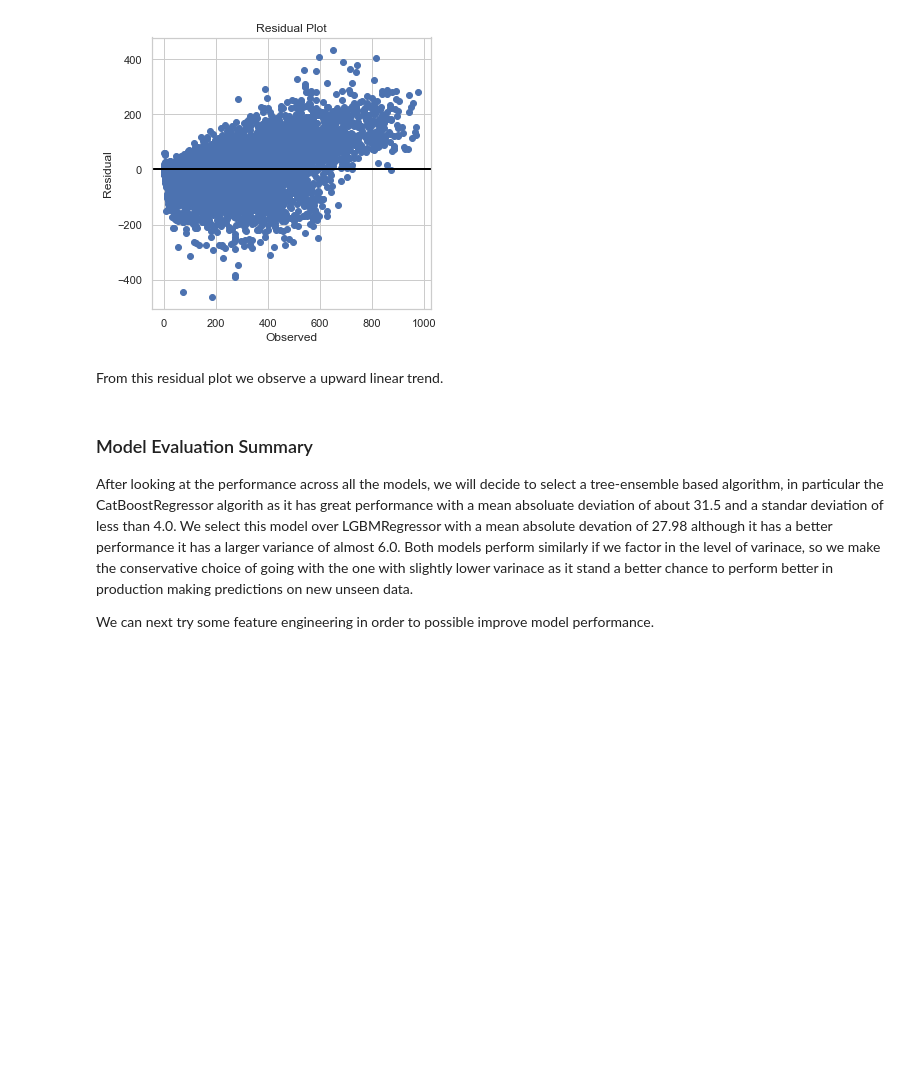
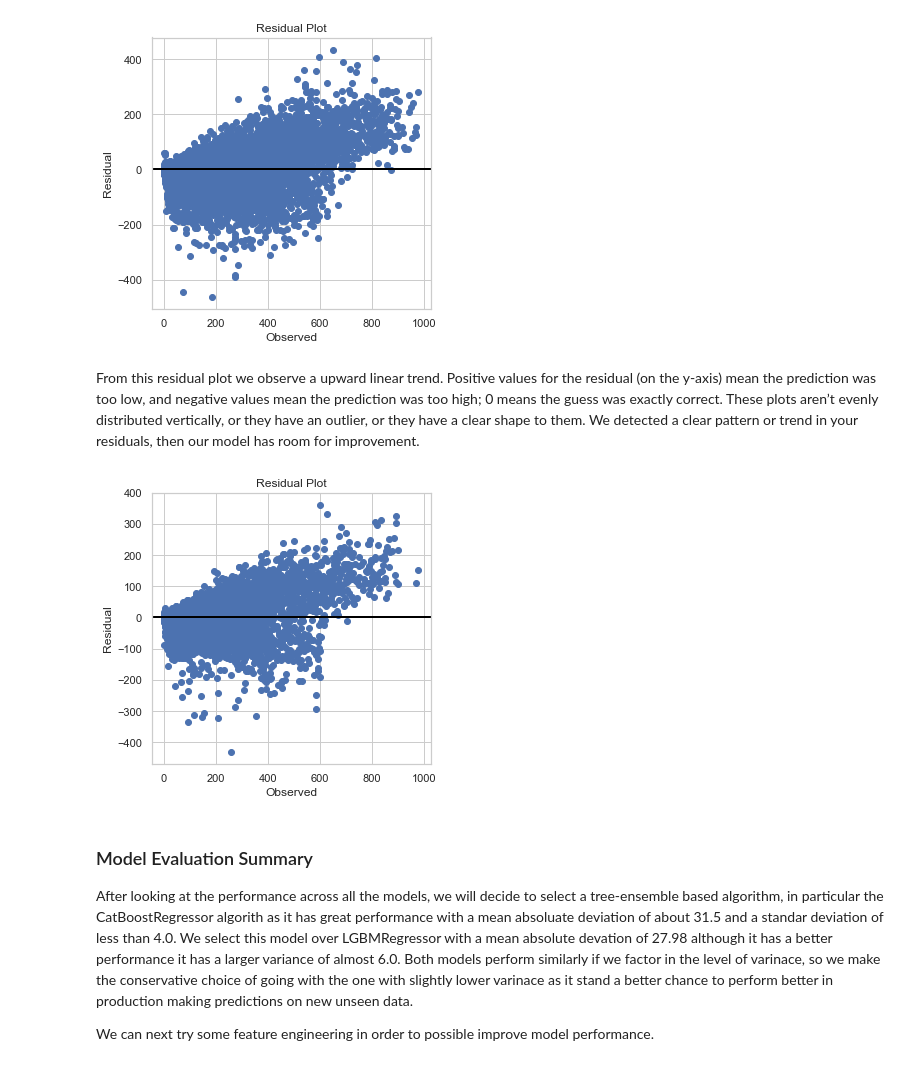
Before and after one commit to chrisjcc/DataInsight, a Jupyter notebook: examples/bike_sharing_data_challenge_model.ipynb, the cells around one changed output. Cells and saved outputs as stored; diff of their text form; code cells hidden in the pictures; blank space fills up the shorter version.

```diff
--- a/examples/bike_sharing_data_challenge_model.ipynb
+++ b/examples/bike_sharing_data_challenge_model.ipynb
@@ -447,7 +461,9 @@ models = [
     CatBoostRegressor(loss_function='MAE', #'RMSE',
                       max_depth=3, #None
                       cat_features=cat_attr_list,
-                      random_state=42
+                      random_state=42,
+                      #one_hot_max_size=10,
+                      verbose=False
                      ),
     lgbm.sklearn.LGBMRegressor(boosting_type='gbdt',
                                objective='regression',
@@ -455,7 +471,8 @@ models = [
                                max_depth=-1,
                                categorical_feature=cat_attr_list,
                                nthread=-1,
-                               random_state=42
+                               random_state=42,
+                               silent=False
                               ),
     GradientBoostingRegressor(max_depth=3,
                               min_samples_leaf=10,
@@ -471,7 +488,7 @@ models = [
                           random_state=42,
                           n_jobs=-1,
                          ),
-
+    # Requires OHE the input data before training
     #XGBClassifier(max_depth=3, #None
     #              objective='count:poisson', #'reg:linear',
     #              min_samples_leaf=10,
@@ -487,7 +504,9 @@ for model in models:
     dataset = 'training'
 
     # Model training
-    model.fit(X_train, y_train)
+    model.fit(X_train, y_train,
+              #verbose=False # does not work for all algorithms
+             )
 
     # Make prediction on test and training data set
     y_pred = model.predict(X_test)
@@ -502,6 +521,7 @@ for model in models:
 
     variance  = abs(mean_absolute_error(y_train, y_res) - mae)
 
+    print("Training MAE:")
     print("%.2f" % mean_absolute_error(y_train, y_res))
 
 
@@ -573,8 +596,32 @@ ax.set_title('Residual Plot')
 plt.show()
 # %% [output]
 [figure]
-# %% [markdown]
-From this residual plot we observe a upward linear trend.
+# %% [markdown]
+From this residual plot we observe a upward linear trend. Positive values for the residual (on the y-axis) mean the prediction was too low, and negative values mean the prediction was too high; 0 means the guess was exactly correct. These plots aren’t evenly distributed vertically, or they have an outlier, or they have a clear shape to them. We detected a clear pattern or trend in your residuals, then our model has room for improvement.
+# %%
+# Alternatively, we train model based on training data and produce residual plot based on test dataset
+model = lgbm.sklearn.LGBMRegressor(boosting_type='gbdt',
+                                   objective='regression',
+                                   min_child_samples=10,
+                                   max_depth=-1,
+                                   categorical_feature=cat_attr_list,
+                                   nthread=-1,
+                                   random_state=42,
+                                   silent=False
+                                  )
+model.fit(X_train, y_train)
+y_pred = model.predict(X_test)
+# %%
+# Analysing Residuals in model's predictinos
+fig,ax = plt.subplots(figsize=(5,5))
+ax.scatter(y_test, y_test-y_pred)
+ax.axhline(lw=2,color='black')
+ax.set_xlabel('Observed')
+ax.set_ylabel('Residual')
+ax.set_title('Residual Plot')
+plt.show()
+# %% [output]
+[figure, added]
 # %% [markdown]
 ### Model Evaluation Summary
 
```
Also changed, not shown: parts of 12 cells of this notebook, 1 other file.
